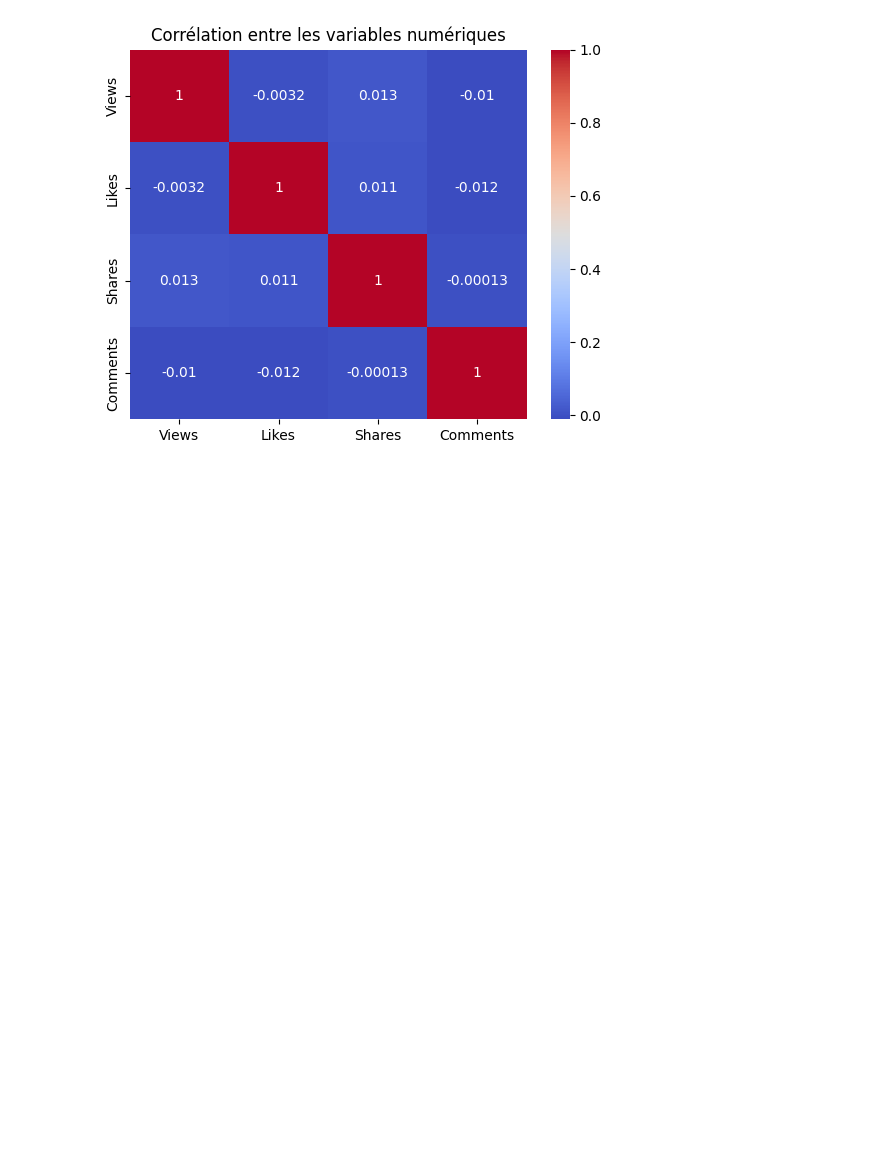
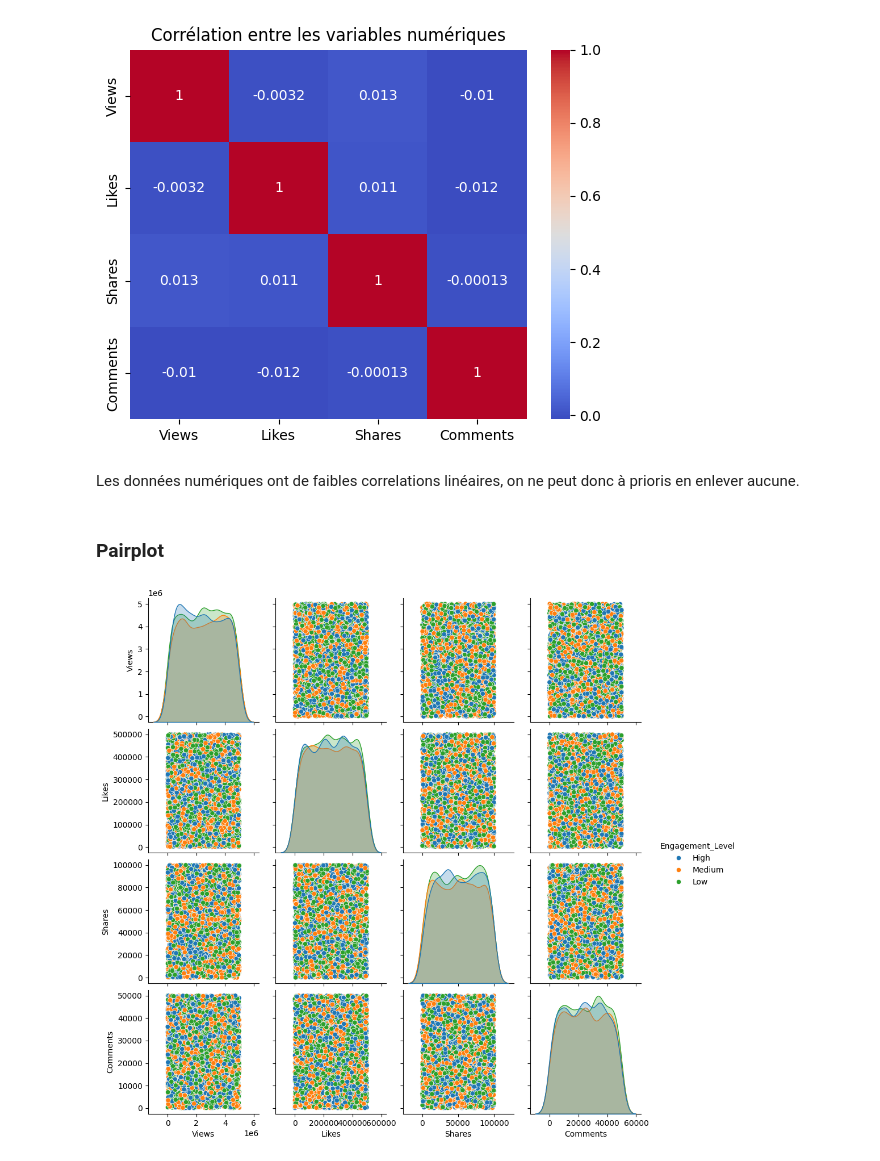
Before and after one commit to alexd0104/viral-trends-prediction, a Jupyter notebook: preprocessing/data_exploration.ipynb, the cells around one changed output. Cells and saved outputs as stored; diff of their text form; code cells hidden in the pictures; blank space fills up the shorter version.

```diff
--- a/preprocessing/data_exploration.ipynb
+++ b/preprocessing/data_exploration.ipynb
@@ -135,3 +135,12 @@ plt.title("Corrélation entre les variables numériques")
 plt.show()
 # %% [output]
 [figure]
+# %% [markdown]
+Les données numériques ont de faibles correlations linéaires, on ne peut donc à prioris en enlever aucune.
+# %% [markdown]
+### Pairplot
+# %%
+sns.pairplot(df, vars=['Views', 'Likes', 'Shares', 'Comments'], hue='Engagement_Level')
+plt.show()
+# %% [output]
+[figure, added]
```
Also changed, not shown: parts of 8 cells of this notebook.
